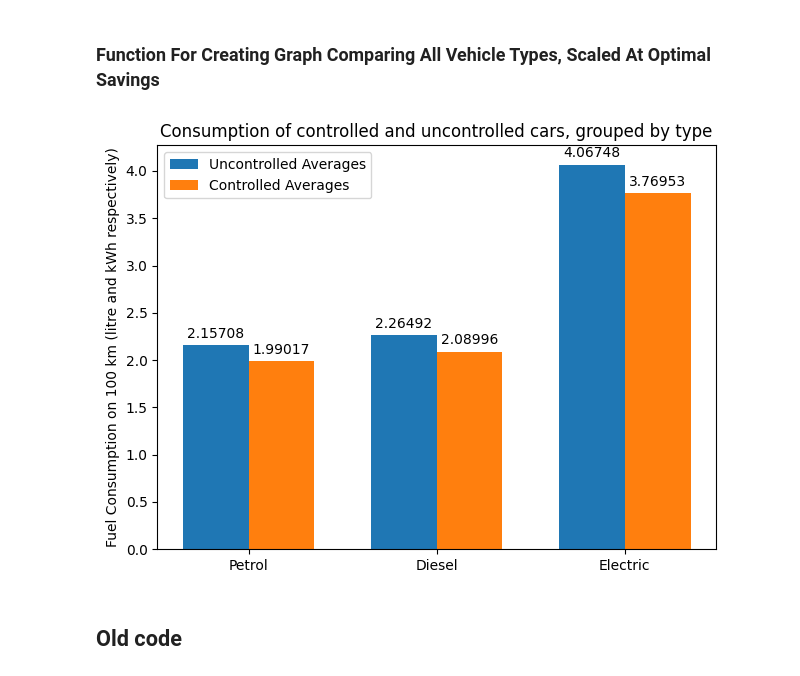
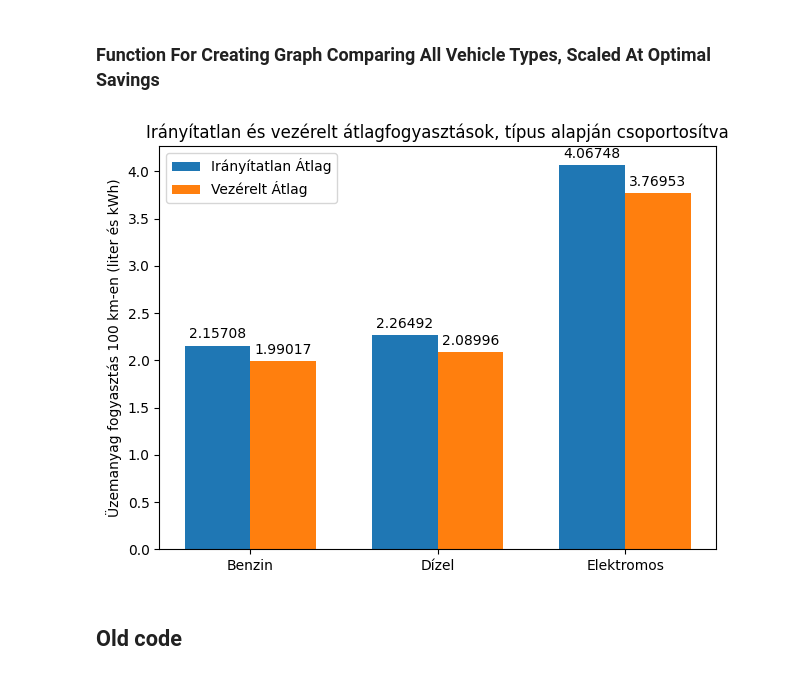
Before and after one commit to ValentBarnabas/PlatooningSolutionsForSelfDrivingVehicles, a Jupyter notebook: FuelConstumptionCalculator.ipynb, the cells around one changed output. Saved outputs shown, nothing was run; the diff lists cells and outputs as text; code cells hidden in the pictures.

```diff
--- a/FuelConstumptionCalculator.ipynb
+++ b/FuelConstumptionCalculator.ipynb
@@ -438,9 +438,12 @@ printComparisonGraph(
 # %% [markdown]
 ### Function For Creating Graph Comparing All Vehicle Types, Scaled At Optimal Savings
 # %%
-def createGraphComparingAllTypesScaledAtOptimalSavings(uncontrolledPetrol, controlledPetrol, uncontrolledDiesel, controlledDiesel, uncontrolledElectric, controlledElectric):
+def createGraphComparingAllTypesScaledAtOptimalSavings(
+    uncontrolledPetrol, controlledPetrol, uncontrolledDiesel, controlledDiesel, uncontrolledElectric, controlledElectric,
+    title, yLabel, barLegends, barLabels
+):
     # xLabel, yLabel and title not needed, will be self explanatory from function name and not changeable
-    labels = ["Petrol", "Diesel", "Electric"]
+    labels = barLabels # Petrol, Diesel, Electric
     uncontrolledAverages = [uncontrolledPetrol, uncontrolledDiesel, uncontrolledElectric]
     controlledAverages = [controlledPetrol, controlledDiesel, controlledElectric]
 
@@ -448,11 +451,11 @@ def createGraphComparingAllTypesScaledAtOptimalSavings(uncontrolledPetrol, contr
     width = 0.35                    # width of bars
 
     figure, axis = plt.subplots()
-    uncontrolledBars = axis.bar(x - width/2, uncontrolledAverages, width, label='Uncontrolled Averages')
-    controlledBars = axis.bar(x + width/2, controlledAverages, width, label='Controlled Averages')
+    uncontrolledBars = axis.bar(x - width/2, uncontrolledAverages, width, label=barLegends[0])   # Uncontrolled Average
+    controlledBars = axis.bar(x + width/2, controlledAverages, width, label=barLegends[1])           # Controlled Average
 
-    axis.set_ylabel("Fuel Consumption on 100 km (litre and kWh respectively)")
-    axis.set_title("Consumption of controlled and uncontrolled cars, grouped by type")
+    axis.set_ylabel(yLabel)     # Fuel Consumption on 100 km (litre and kWh respectively)
+    axis.set_title(title) # Consumption of controlled and uncontrolled cars, grouped by type
     axis.set_xticks(x, labels)
     axis.legend()
 
@@ -512,10 +515,13 @@ uncontrolledDieselAvg = sum(uncontrolledDieselValues) / len(uncontrolledDieselVa
 controlledDieselAvg = sum(controlledDieselValues) / len(controlledDieselValues)
 uncontrolledElectricAvg = sum(uncontrolledElectricValues) / len(uncontrolledElectricValues)
 controlledElectricAvg = sum(controlledElectricValues) / len(controlledElectricValues)
-# %%
-createGraphComparingAllTypesScaledAtOptimalSavings(uncontrolledPetrolAvg, controlledPetrolAvg, uncontrolledDieselAvg, controlledDieselAvg, uncontrolledElectricAvg, controlledElectricAvg)
-# %% [output]
-[figure, removed]
+# %%
+createGraphComparingAllTypesScaledAtOptimalSavings(
+    uncontrolledPetrolAvg, controlledPetrolAvg, uncontrolledDieselAvg, controlledDieselAvg, uncontrolledElectricAvg, controlledElectricAvg,
+    "Irányítatlan és vezérelt átlagfogyasztások, típus alapján csoportosítva", "Üzemanyag fogyasztás 100 km-en (liter és kWh)", ["Irányítatlan Átlag", "Vezérelt Átlag"], ["Benzin", "Dízel", "Elektromos"]
+)
+# %% [output]
+[figure, added]
 # %% [markdown]
 ## Old code
 # %%
```
Also changed, not shown: parts of 4 cells of this notebook, 3 other files.
